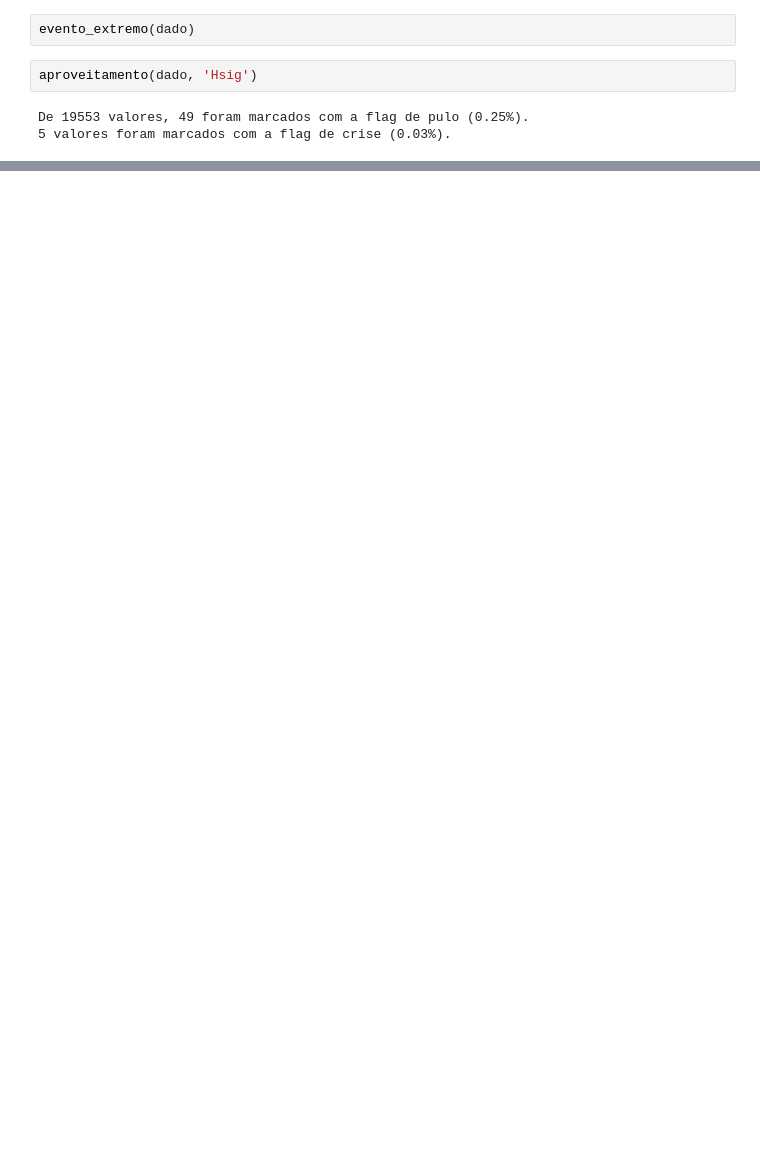
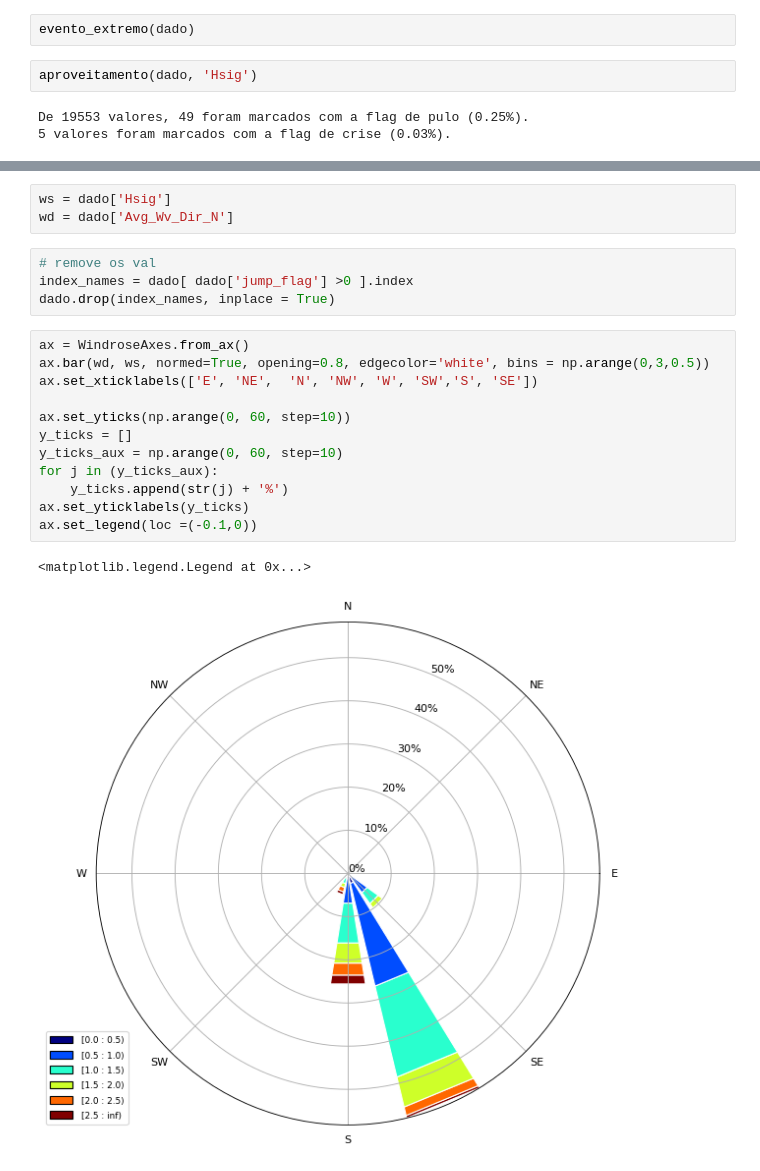
Before and after one commit to BrenoSCabral/ES3, a Jupyter notebook: RJ1.ipynb, the cells around one changed output, grey strips where cells are left out. Cells and saved outputs as stored; diff of their text form; blank space fills up the shorter version.

```diff
--- a/RJ1.ipynb
+++ b/RJ1.ipynb
@@ -102,0 +122,22 @@ Text(0.5, 1.0, 'Dados suspeitos marcados')
+# %%
+ws = dado['Hsig']
+wd = dado['Avg_Wv_Dir_N']
+# %%
+# remove os val
+index_names = dado[ dado['jump_flag'] >0 ].index
+dado.drop(index_names, inplace = True)
+# %%
+ax = WindroseAxes.from_ax()
+ax.bar(wd, ws, normed=True, opening=0.8, edgecolor='white', bins = np.arange(0,3,0.5))
+ax.set_xticklabels(['E', 'NE',  'N', 'NW', 'W', 'SW','S', 'SE'])
+
+ax.set_yticks(np.arange(0, 60, step=10))
+y_ticks = []
+y_ticks_aux = np.arange(0, 60, step=10)
+for j in (y_ticks_aux):
+    y_ticks.append(str(j) + '%')
+ax.set_yticklabels(y_ticks)
+ax.set_legend(loc =(-0.1,0))
+# %% [output]
+<matplotlib.legend.Legend at 0x...>
+[figure, added]
```
Also changed, not shown: parts of 5 cells of this notebook.
